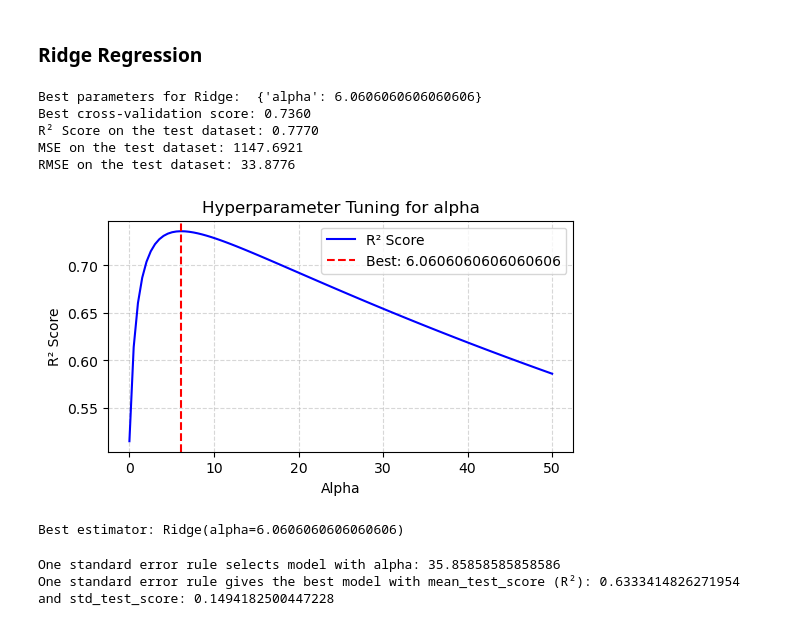
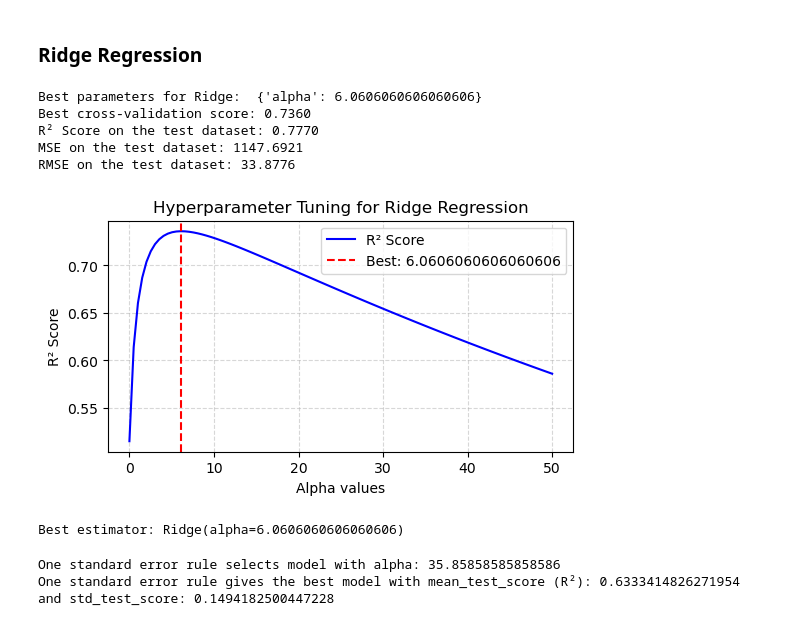
Before and after one commit to saulianskaitee/case1_CDA, a Jupyter notebook: 3_regularized_2.ipynb, the cells around one changed output. Cells and saved outputs as stored; diff of their text form; code cells hidden in the pictures.

```diff
--- a/3_regularized_2.ipynb
+++ b/3_regularized_2.ipynb
@@ -58,36 +77,36 @@ y_pred_ridge = best_model_ridge.predict(Xtest)
 # Calculate R² score on test set
 test_R2 = r2_score(ytest, y_pred_ridge)
 test_MSE = mean_squared_error(ytest, y_pred_ridge)
 test_RMSE = root_mean_squared_error(ytest, y_pred_ridge)
 
 print("R² Score on the test dataset: {:.4f}".format(test_R2))
 print("MSE on the test dataset: {:.4f}".format(test_MSE))
 print("RMSE on the test dataset: {:.4f}".format(test_RMSE))
 
 # Get the mean test scores from the cross-validation results
 alphas = np.linspace(0, 50, 100)
 mean_test_scores = Ridge_.cv_results_['mean_test_score']
 
 # Plot the results of hyperparameter tuning
 plt.figure(figsize=(6, 3))
 plt.plot(alphas, mean_test_scores, linestyle='-', color='b', label='R² Score')
 plt.axvline(Ridge_.best_params_['alpha'], color='r', linestyle='--', label=f"Best: {Ridge_.best_params_['alpha']}")
-plt.xlabel('Alpha')
+plt.xlabel('Alpha values')
 plt.ylabel('R² Score')
-plt.title('Hyperparameter Tuning for alpha')
+plt.title('Hyperparameter Tuning for Ridge Regression')
 plt.legend()
 plt.grid(True, linestyle='--', alpha=0.5)
 plt.show()
 
 # Print best estimator
 print(f'Best estimator: {Ridge_.best_estimator_}')
 # %% [output]
 Best parameters for Ridge:  {'alpha': 6.0606060606060606}
 Best cross-validation score: 0.7360
 R² Score on the test dataset: 0.7770
 MSE on the test dataset: 1147.6921
 RMSE on the test dataset: 33.8776
-[figure, old version]
+[figure, new version]
 Best estimator: Ridge(alpha=6.0606060606060606)
 # %%
 # Get the mean test R² scores and standard deviations
```
Also changed, not shown: parts of 3 cells of this notebook, 5 other files.
